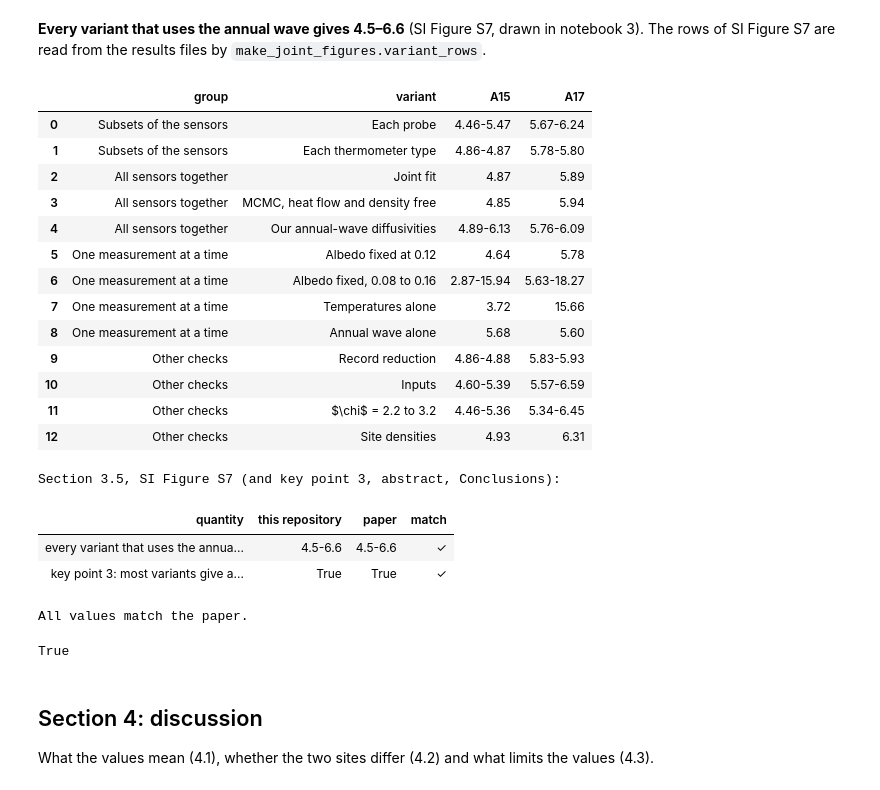
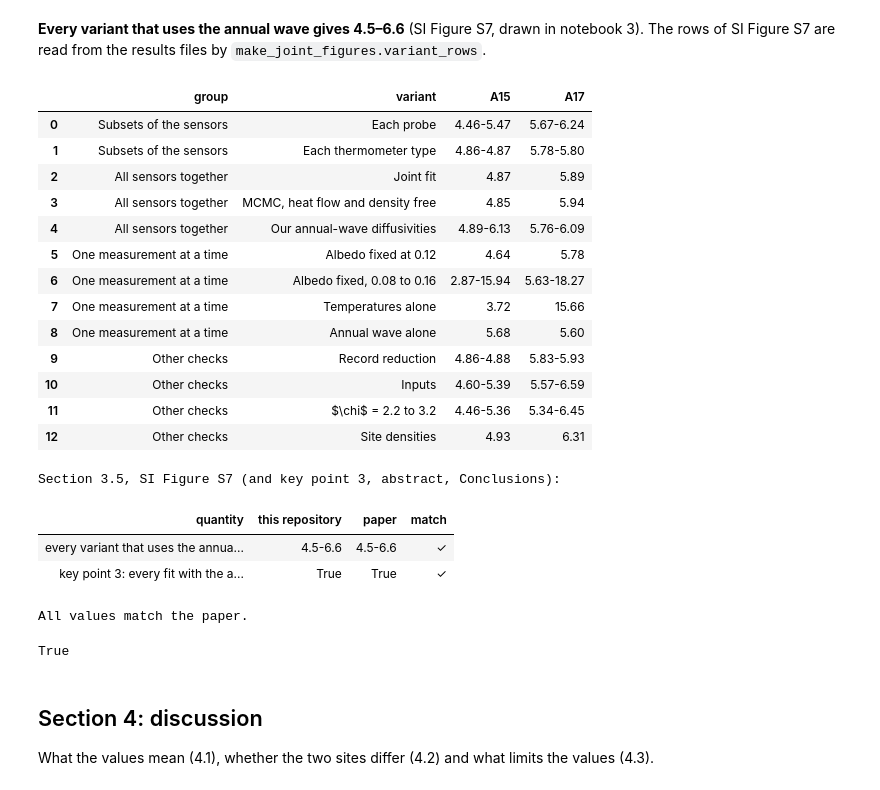
Before and after one commit to rp3gregorio/Lunar-HFE, a Jupyter notebook: code/notebooks/2_letter_results.ipynb, the cells around one changed output. Saved outputs shown, nothing was run; the diff lists cells and outputs as text; code cells hidden in the pictures.

```diff
--- a/code/notebooks/2_letter_results.ipynb
+++ b/code/notebooks/2_letter_results.ipynb
@@ -968,36 +968,35 @@ import sys
 for p in ("pipeline/figures", "pipeline/compute", "."):
     if str(nb.CODE / p) not in sys.path:
         sys.path.insert(0, str(nb.CODE / p))
 import make_joint_figures as mj
 rows = mj.variant_rows(JF, FC, R["joint_fit_sensitivities"])
 annual = [r for r in rows if r[0] != "One measurement at a time" or r[1].startswith("Annual wave")]
 vals = [x for r in annual for s in S2 for x in ([r[2][s]["best"]] if r[2][s]["best"] is not None else []) + r[2][s]["pts"]]
 display(pd.DataFrame([(g, lab, *(f'{d[s]["best"]:.2f}' if d[s]["best"] is not None else nb.span(d[s]["pts"], ".2f") for s in S2))
                       for g, lab, d in rows], columns=["group", "variant", "A15", "A17"]))
 chk = nb.Checks("Section 3.5, SI Figure S7 (and key point 3, abstract, Conclusions):")
 chk.add_text("every variant that uses the annual wave", nb.span(vals, ".1f"), "4.5-6.6")
-chk.add_text("key point 3: most variants give about 5-6 (4.75-6.25), share above 90% at each site",
-             str(all(np.mean([(v >= 4.75) & (v <= 6.25) for g, lab, d in annual for v in ([d[s]["best"]] if d[s]["best"] is not None else []) + list(d[s]["pts"])]) > 0.9 for s in S2)), "True")
+chk.add_text("key point 3: every fit with the annual wave lies above the global value 3.4", str(min(vals) > 3.4), "True")
 chk.show()
 # %% [output]
 |  | group | variant | A15 | A17 |
 | 0 | Subsets of the sensors | Each probe | 4.46-5.47 | 5.67-6.24 |
 | 1 | Subsets of the sensors | Each thermometer type | 4.86-4.87 | 5.78-5.80 |
 | 2 | All sensors together | Joint fit | 4.87 | 5.89 |
 | 3 | All sensors together | MCMC, heat flow and density free | 4.85 | 5.94 |
 | 4 | All sensors together | Our annual-wave diffusivities | 4.89-6.13 | 5.76-6.09 |
 | 5 | One measurement at a time | Albedo fixed at 0.12 | 4.64 | 5.78 |
 | 6 | One measurement at a time | Albedo fixed, 0.08 to 0.16 | 2.87-15.94 | 5.63-18.27 |
 | 7 | One measurement at a time | Temperatures alone | 3.72 | 15.66 |
 | 8 | One measurement at a time | Annual wave alone | 5.68 | 5.60 |
 | 9 | Other checks | Record reduction | 4.86-4.88 | 5.83-5.93 |
 | 10 | Other checks | Inputs | 4.60-5.39 | 5.57-6.59 |
 | 11 | Other checks | $\chi$ = 2.2 to 3.2 | 4.46-5.36 | 5.34-6.45 |
 | 12 | Other checks | Site densities | 4.93 | 6.31 |
 Section 3.5, SI Figure S7 (and key point 3, abstract, Conclusions):
 | quantity | this repository | paper | match |
 | every variant that uses the annua... | 4.5-6.6 | 4.5-6.6 | ✓ |
-| key point 3: most variants give a... | True | True | ✓ |
+| key point 3: every fit with the a... | True | True | ✓ |
 All values match the paper.
 True
 # %% [markdown]
```
Also changed, not shown: parts of 3 cells of this notebook, 36 other files.
